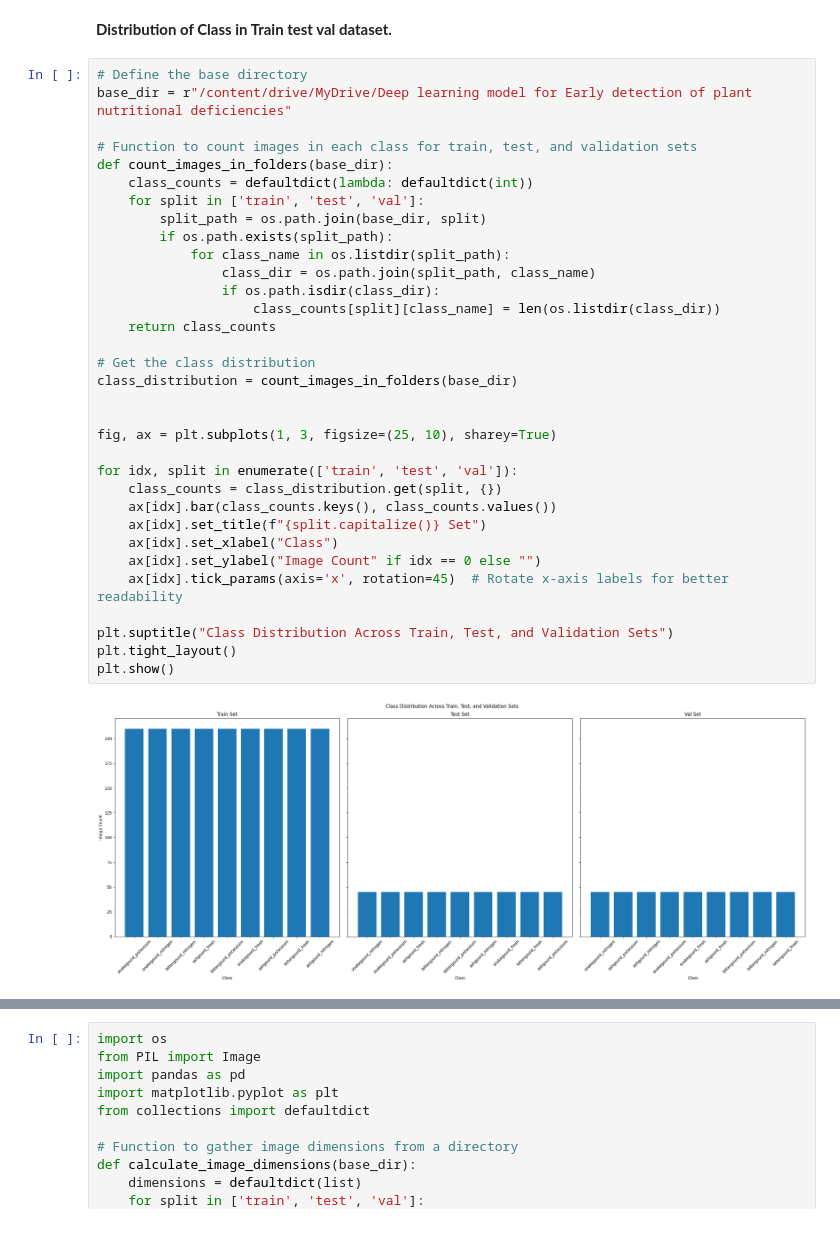
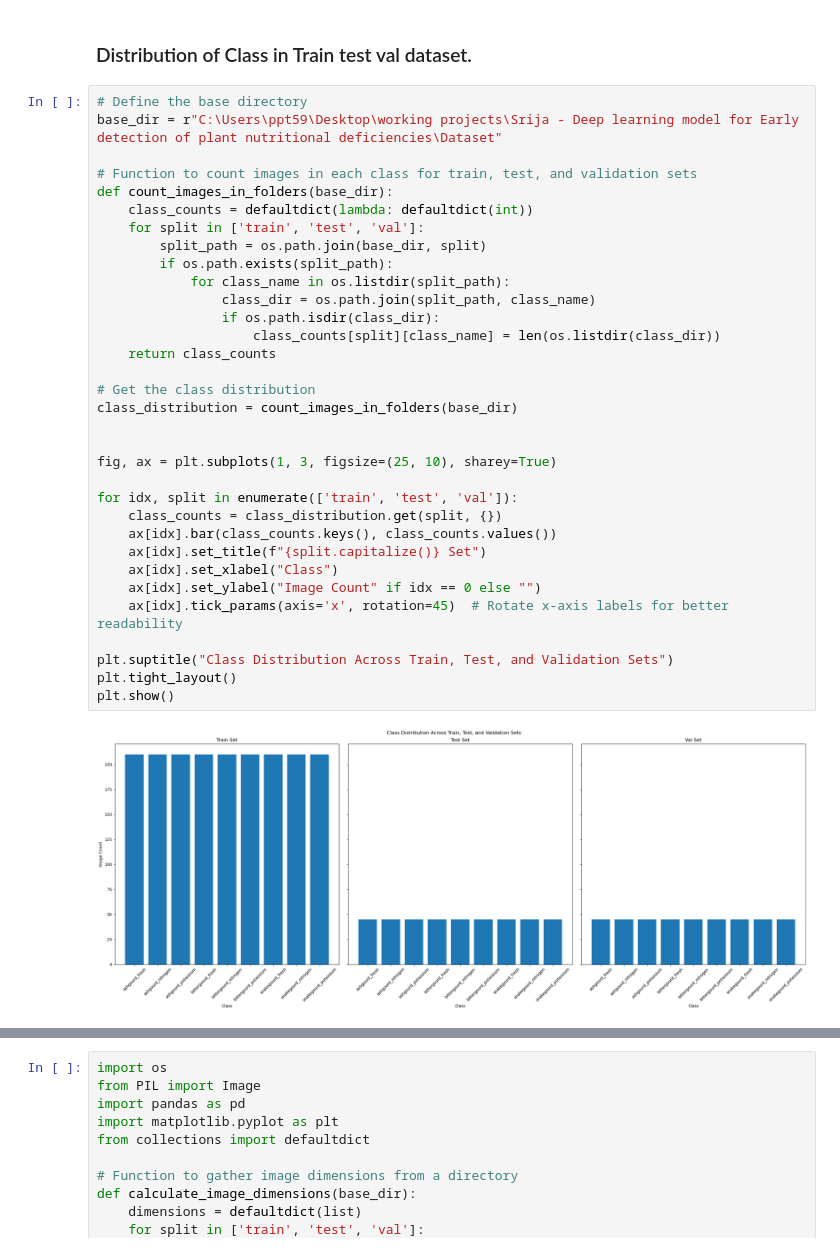
Before and after one commit to Srija-Swarna/Deep-learning-model-for-Early-detection-of-plant-nutritional-deficiencies, a Jupyter notebook: EDA_of_the_dataset.ipynb, the cells around one changed output, grey strips where cells are left out. Drawn from its saved outputs; the diff is of its cells as text.

```diff
--- a/EDA_of_the_dataset.ipynb
+++ b/EDA_of_the_dataset.ipynb
@@ -28,40 +17,40 @@ from collections import defaultdict
 # %% [markdown]
-**Distribution of Class in Train test val dataset.**
+### Distribution of Class in Train test val dataset.
 # %%
 # Define the base directory
-base_dir = r"/content/drive/MyDrive/Deep learning model for Early detection of plant nutritional deficiencies"
+base_dir = r"C:\Users\ppt59\Desktop\working projects\Srija - Deep learning model for Early detection of plant nutritional deficiencies\Dataset"
 
 # Function to count images in each class for train, test, and validation sets
 def count_images_in_folders(base_dir):
     class_counts = defaultdict(lambda: defaultdict(int))
     for split in ['train', 'test', 'val']:
         split_path = os.path.join(base_dir, split)
         if os.path.exists(split_path):
             for class_name in os.listdir(split_path):
                 class_dir = os.path.join(split_path, class_name)
                 if os.path.isdir(class_dir):
                     class_counts[split][class_name] = len(os.listdir(class_dir))
     return class_counts
 
 # Get the class distribution
 class_distribution = count_images_in_folders(base_dir)
 
 
 fig, ax = plt.subplots(1, 3, figsize=(25, 10), sharey=True)
 
 for idx, split in enumerate(['train', 'test', 'val']):
     class_counts = class_distribution.get(split, {})
     ax[idx].bar(class_counts.keys(), class_counts.values())
     ax[idx].set_title(f"{split.capitalize()} Set")
     ax[idx].set_xlabel("Class")
     ax[idx].set_ylabel("Image Count" if idx == 0 else "")
     ax[idx].tick_params(axis='x', rotation=45)  # Rotate x-axis labels for better readability
 
 plt.suptitle("Class Distribution Across Train, Test, and Validation Sets")
 plt.tight_layout()
 plt.show()
 # %% [output]
-[figure, old version]
+[figure, new version]
 # %%
 fig, ax = plt.subplots(1, 3, figsize=(25, 10))
 
```
Also changed, not shown: parts of 13 cells of this notebook.
